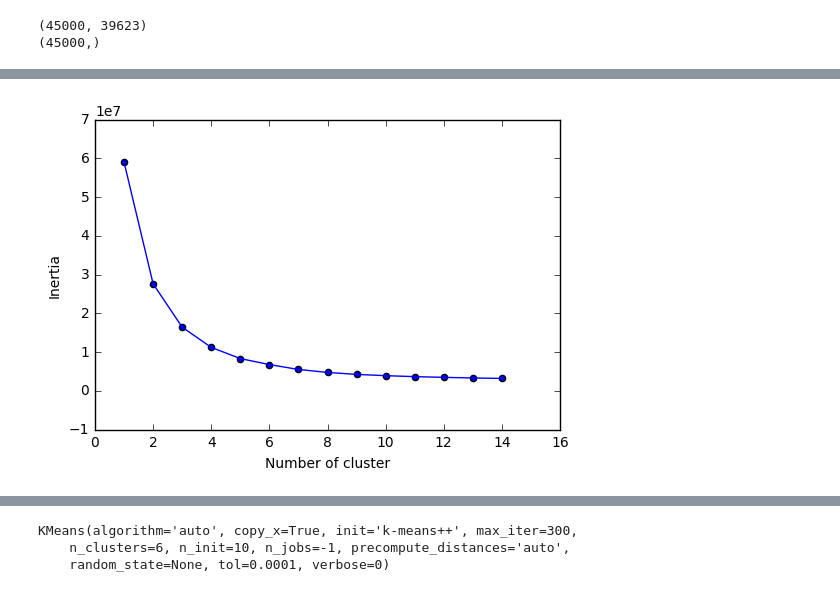
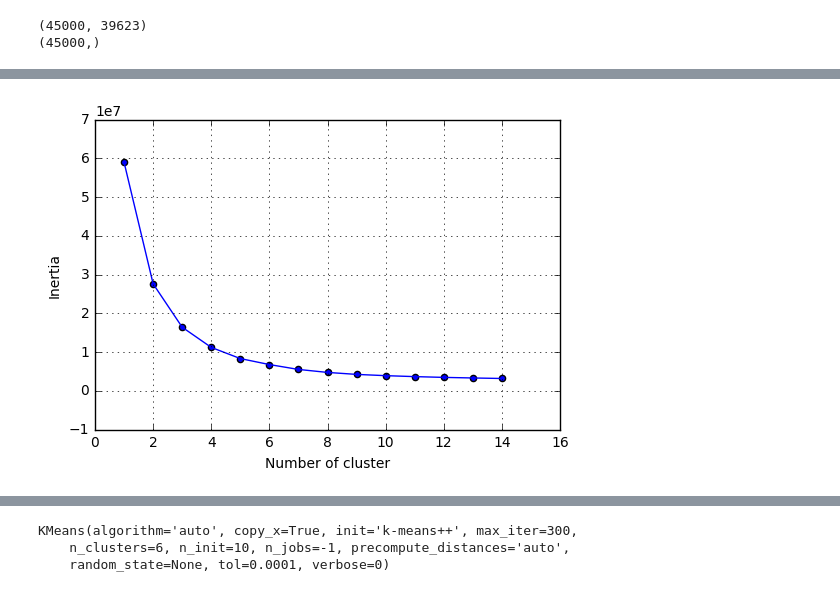
Before and after one commit to rajendrac3/Machine-Learning, a Jupyter notebook: Apply K-means, Agglomerative, DBSCAN clustering algorithms on Amazon reviews data set/Apply K-means, Agglomerative, DBSCAN clustering algorithms on Amazon reviews data set.ipynb, the cells around one changed output, grey strips where cells are left out. Cells and saved outputs as stored; diff of their text form; code cells hidden in the pictures.

```diff
--- a/Apply K-means, Agglomerative, DBSCAN clustering algorithms on Amazon reviews data set/Apply K-means, Agglomerative, DBSCAN clustering algorithms on Amazon reviews data set.ipynb
+++ b/Apply K-means, Agglomerative, DBSCAN clustering algorithms on Amazon reviews data set/Apply K-means, Agglomerative, DBSCAN clustering algorithms on Amazon reviews data set.ipynb
@@ -606,3 +609,18 @@ with open('bow_dict_of_clusters.pkl', 'wb') as handle:
 # %%
 with open('bow_dict_of_clusters.pkl', 'rb') as fp:
     bow_dict_of_clusters = pickle.load(fp)
+# %%
+cluster_dict = {1: 58965768.423400216,
+ 2: 27588589.838376883,
+ 3: 16396440.503868137,
+ 5: 8305740.274215528,
+ 6: 6759047.977353432,
+ 7: 5500436.662348218,
+ 8: 4731157.131754027,
+ 9: 4220420.761793087,
+ 10: 3894281.1748510287,
+ 11: 3648164.6516318317,
+ 12: 3449200.497430736,
+ 13: 3298052.0892569493,
+ 14: 3164246.3862376423,
+ 4: 11187789.781576395}
@@ -609,12 +630,16 @@ with open('bow_dict_of_clusters.pkl', 'rb') as fp:
 # %%
 plt.figure()
-plt.plot(list(bow_dict_of_clusters.keys()), list(bow_dict_of_clusters.values()))
-plt.scatter(list(bow_dict_of_clusters.keys()), list(bow_dict_of_clusters.values()))
+plt.plot(list(cluster_dict.keys()), list(cluster_dict.values()))
+plt.scatter(list(cluster_dict.keys()), list(cluster_dict.values()))
 plt.xlabel("Number of cluster")
 plt.ylabel("Inertia")
+# for i in range(1, 15):
+#     plt.scatter(centroids[0], centroids[1], s=200, c='g', marker='s')
+#     plt.scatter(2.01559419, 2.02597093, s=200, c='r', marker='s')
+plt.grid()
 plt.show()
 # %% [output]
-[figure, old version]
+[figure, new version]
 # %%
 centroids=bow_km_clf.cluster_centers_
 centroids
```
Also changed, not shown: parts of 18 cells of this notebook.
